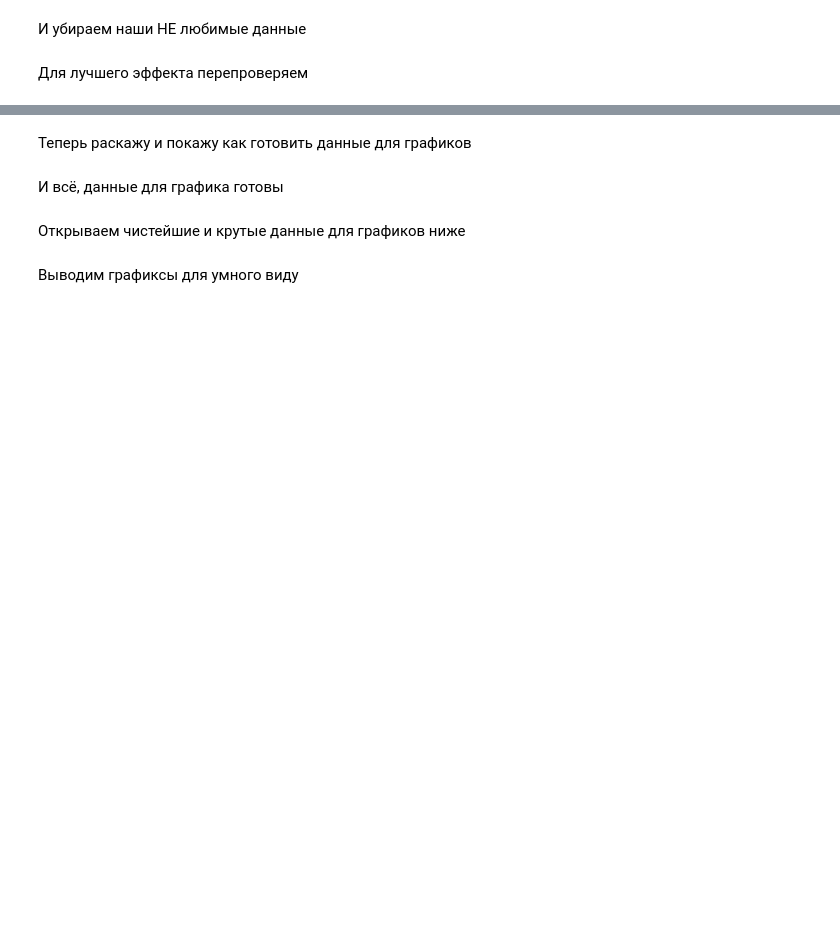
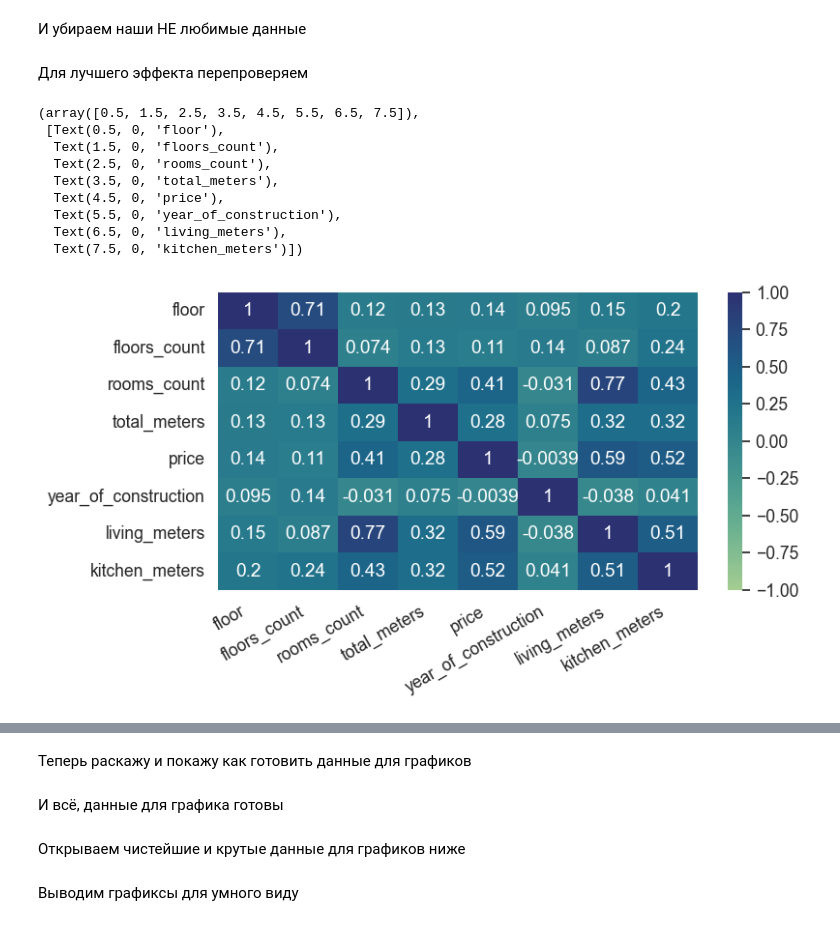
Before and after one commit to Kent4r/bazyak, a Jupyter notebook: main.ipynb, the cells around one changed output, grey strips where cells are left out. Drawn from its saved outputs; the diff is of its cells as text; code cells hidden in the pictures; blank space fills up the shorter version.

```diff
--- a/main.ipynb
+++ b/main.ipynb
@@ -83,2 +79,18 @@ df.to_csv("tret'_11K.csv", index=False)
 # %% [markdown]
 Для лучшего эффекта перепроверяем
+# %%
+# Связи числовых данных
+plt.figure(figsize=(8,4))
+sns.heatmap(df.corr(numeric_only=True), cmap='crest', annot=True, vmin=-1, vmax=1)
+plt.xticks(rotation=30, ha="right")
+# %% [output]
+(array([0.5, 1.5, 2.5, 3.5, 4.5, 5.5, 6.5, 7.5]),
+ [Text(0.5, 0, 'floor'),
+  Text(1.5, 0, 'floors_count'),
+  Text(2.5, 0, 'rooms_count'),
+  Text(3.5, 0, 'total_meters'),
+  Text(4.5, 0, 'price'),
+  Text(5.5, 0, 'year_of_construction'),
+  Text(6.5, 0, 'living_meters'),
+  Text(7.5, 0, 'kitchen_meters')])
+[figure, added]
```
Also changed, not shown: parts of 9 cells of this notebook, 4 other files.
